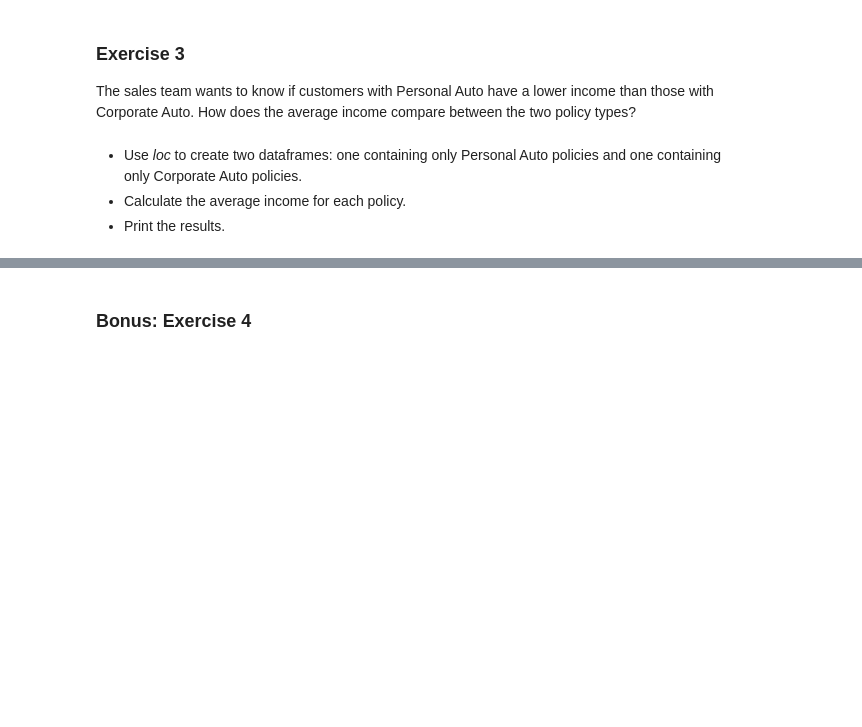
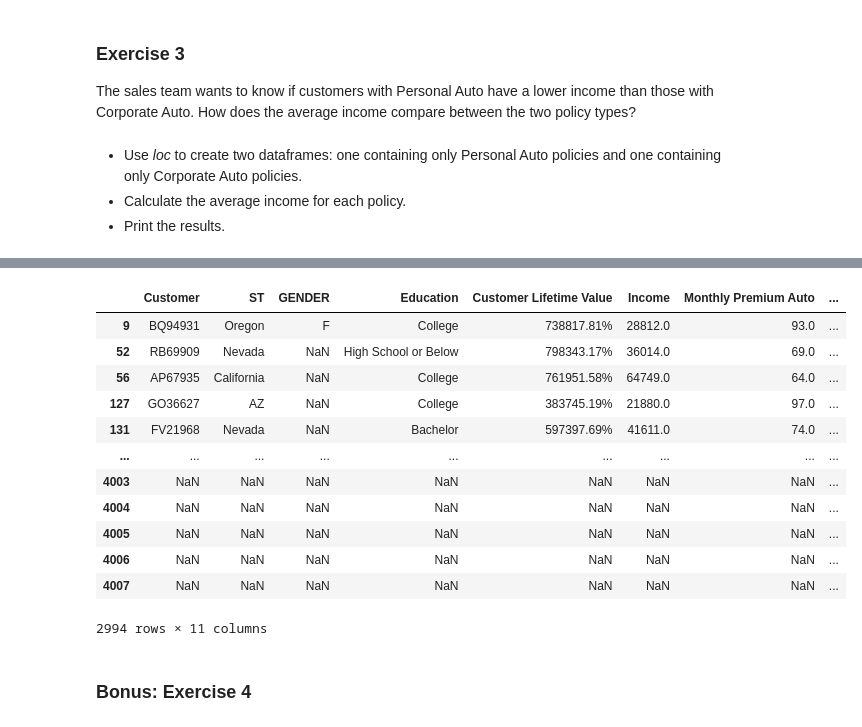
Before and after one commit to adrianbenitezrueda/lab-dw-pandas, a Jupyter notebook: lab-dw-pandas.ipynb, the cells around one changed output, grey strips where cells are left out. Cells and saved outputs as stored; diff of their text form; code cells hidden in the pictures; blank space fills up the shorter version.

```diff
--- a/lab-dw-pandas.ipynb
+++ b/lab-dw-pandas.ipynb
@@ -325,3 +539,20 @@ The sales team wants to know if customers with Personal Auto have a lower income
+# %%
+# BONUS: If you want to show a dataframe with no "Personal Auto" and "Corporate Auto"
+cars_polices[(cars_polices["Policy Type"] != "Personal Auto") & (cars_polices["Policy Type"] != "Corporate Auto")]
+# %% [output]
+|  | Customer | ST | GENDER | Education | Customer Lifetime Value | Income | Monthly Premium Auto | ... |
+| 9 | BQ94931 | Oregon | F | College | 738817.81% | 28812.0 | 93.0 | ... |
+| 52 | RB69909 | Nevada | NaN | High School or Below | 798343.17% | 36014.0 | 69.0 | ... |
+| 56 | AP67935 | California | NaN | College | 761951.58% | 64749.0 | 64.0 | ... |
+| 127 | GO36627 | AZ | NaN | College | 383745.19% | 21880.0 | 97.0 | ... |
+| 131 | FV21968 | Nevada | NaN | Bachelor | 597397.69% | 41611.0 | 74.0 | ... |
+| ... | ... | ... | ... | ... | ... | ... | ... | ... |
+| 4003 | NaN | NaN | NaN | NaN | NaN | NaN | NaN | ... |
+| 4004 | NaN | NaN | NaN | NaN | NaN | NaN | NaN | ... |
+| 4005 | NaN | NaN | NaN | NaN | NaN | NaN | NaN | ... |
+| 4006 | NaN | NaN | NaN | NaN | NaN | NaN | NaN | ... |
+| 4007 | NaN | NaN | NaN | NaN | NaN | NaN | NaN | ... |
+2994 rows × 11 columns
 # %% [markdown]
 ### Bonus: Exercise 4
 # %% [markdown]
```
Also changed, not shown: parts of 22 cells of this notebook.
